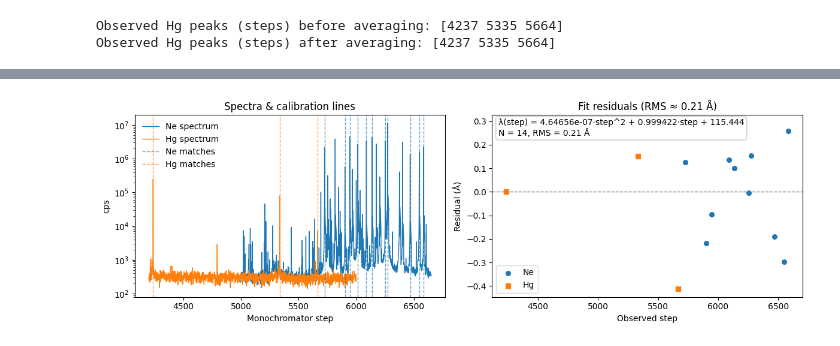
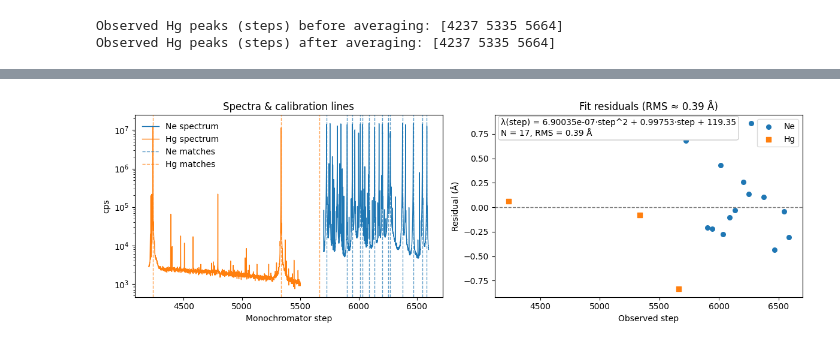
Before and after one commit to charlottemyers/jlab, a Jupyter notebook: spectro/cal_with_Ne.ipynb, the cells around one changed output, grey strips where cells are left out. Drawn from its saved outputs; the diff is of its cells as text; code cells hidden in the pictures.

```diff
--- a/spectro/cal_with_Ne.ipynb
+++ b/spectro/cal_with_Ne.ipynb
@@ -5,6 +6,13 @@ import matplotlib.pyplot as plt
 # %%
-# path = "/Users/charlottemyers/projects/jlab/spectro/data/Nate_Charlotte_929_cal2.txt"
+# ne_path = "/Users/charlottemyers/projects/jlab/spectro/data/Nate_Charlotte_929_cal2.txt"
 # hg_path = "/Users/charlottemyers/projects/jlab/spectro/data/Nate_Charlotte_929_cal.txt"
 
 hg_path = "/Users/charlottemyers/projects/jlab/spectro/data/Nate_Charlotte_1001_cal1.txt"
 ne_path = "/Users/charlottemyers/projects/jlab/spectro/data/Nate_Charlotte_1001_cal2.txt"
+
+
+# different files have different encodings for some reason
+if "1001" in hg_path:
+    enc = "utf-16"
+else:
+    enc = "utf-8"
@@ -49,6 +65,8 @@ UnicodeDecodeError: 'utf-8' codec can't decode byte 0xff in position 0: invalid
+# %%
+sigma_thresh = 0.5 #threshold for observed peaks
 # %%
-# get observed peaks - maximum points in the spectrum - above 5 sigma
-observed_peaks = step[cps > np.mean(cps) + 1* np.std(cps)]
+# get observed peaks - maximum points in the spectrum
+observed_peaks = step_ne[cps_ne > np.mean(cps_ne) + sigma_thresh* np.std(cps_ne)]
 print(f"Observed peaks (steps) before averaging: {observed_peaks}")
 # if peaks are within 2 angstroms of each other, avergage them
 for i in range(len(observed_peaks)-1, 0, -1):
@@ -65,6 +94,7 @@ Observed peaks (steps) after averaging: [5725. 5817. 5902. 5946. 5967. 6014. 608
 # %%
-observed_peaks_hg = step_hg[cps_hg > np.mean(cps_hg) + 1* np.std(cps_hg)]
+observed_peaks_hg = step_hg[cps_hg > np.mean(cps_hg) + sigma_thresh* np.std(cps_hg)]
 print(f"Observed Hg peaks (steps) before averaging: {observed_peaks_hg}")
+
 # if peaks are within 2 angstroms of each other, avergage them
 for i in range(len(observed_peaks_hg)-1, 0, -1):
     if observed_peaks_hg[i] - observed_peaks_hg[i-1] < 2:
@@ -279,7 +291,7 @@ species  Ref λ (Å)   Obs step  λ_fit(Obs step)  Residual (Å)
 fig, ax = plt.subplots(1, 2, figsize=(12, 4))
 
 # left: raw spectra with matched vertical lines at matched peaks
-ax[0].plot(step,    cps,    lw=1, label="Ne spectrum")
+ax[0].plot(step_ne, cps_ne,    lw=1, label="Ne spectrum")
 ax[0].plot(step_hg, cps_hg, lw=1, label="Hg spectrum")
 
 mask_ne = match_tbl["species"].to_numpy() == "Ne"
@@ -303,34 +315,34 @@ for x in m_obs[mask_hg]:
 
 ax[0].set_xlabel("Monochromator step")
 ax[0].set_ylabel("cps")
 ax[0].set_title("Spectra & calibration lines")
 ax[0].legend(frameon=False, loc="best")
 ax[0].set_yscale("log")
 
 # right: residuals by species
 resid = match_tbl["Residual (Å)"].to_numpy()
 ax[1].axhline(0, lw=1, ls="--", color="gray")
 ax[1].scatter(m_obs[mask_ne], resid[mask_ne], s=30, marker="o", label="Ne")
 ax[1].scatter(m_obs[mask_hg], resid[mask_hg], s=30, marker="s", label="Hg")
 ax[1].set_xlabel("Observed step")
 ax[1].set_ylabel("Residual (Å)")
 ax[1].set_title(f"Fit residuals (RMS ≈ {rms:.2f} Å)")
 ax[1].legend(frameon=True, loc="best", framealpha=0.7)
 # log scale
 
 # annotate polynomial on residual plot
 ax[1].text(
     0.02, 0.98,
     _poly_str(coeff) + f"\nN = {len(match_tbl)}, RMS = {rms:.2f} Å",
     transform=ax[1].transAxes, va="top", ha="left",
     bbox=dict(boxstyle="round,pad=0.3", fc="white", ec="0.8")
 )
 
 plt.tight_layout()
 
 plt.show()
 # %% [output]
-[figure, old version]
+[figure, new version]
 # %%
 ## saved calibration functions (list of params)
 
```
Also changed, not shown: parts of 8 cells of this notebook, 1 other file.
